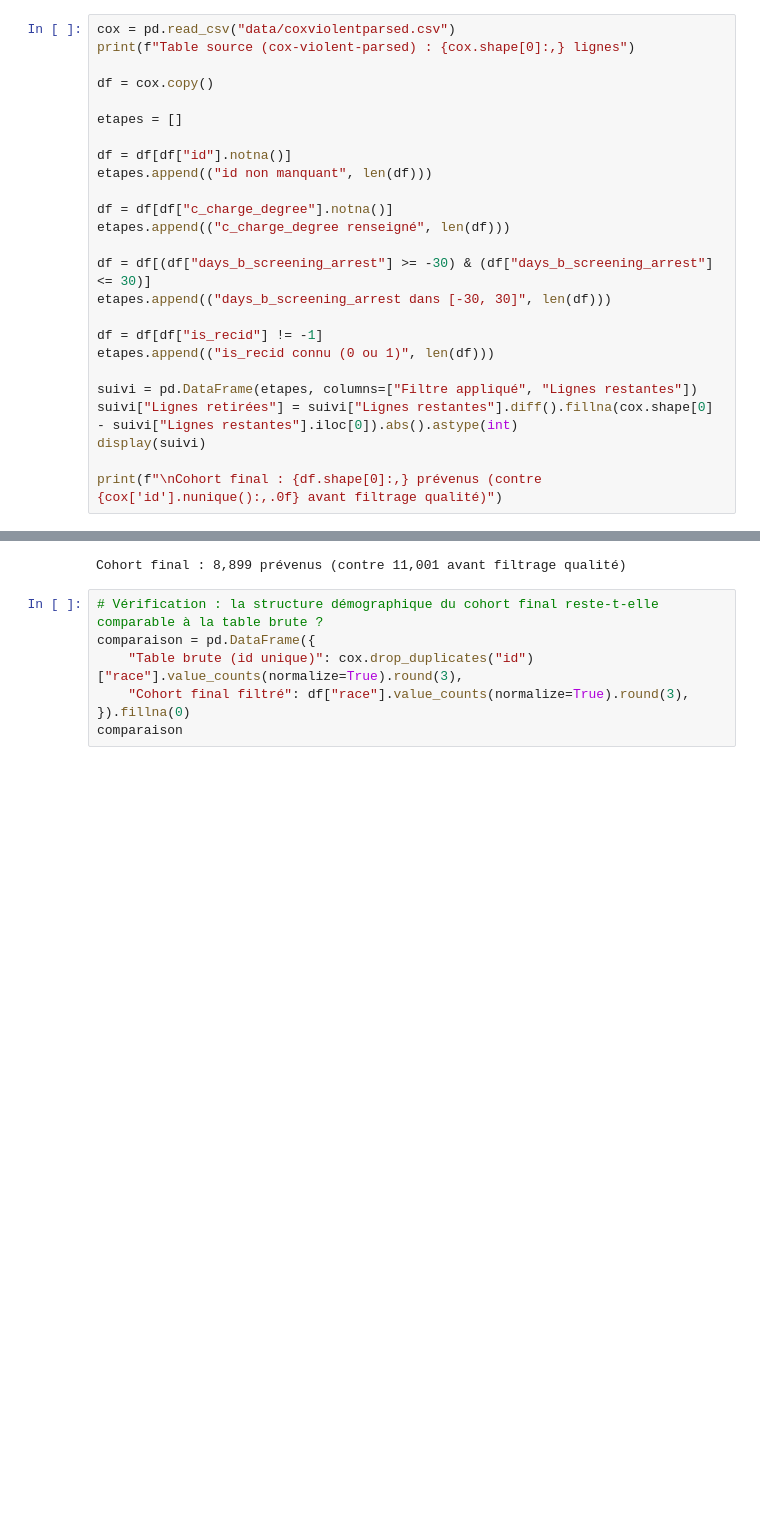
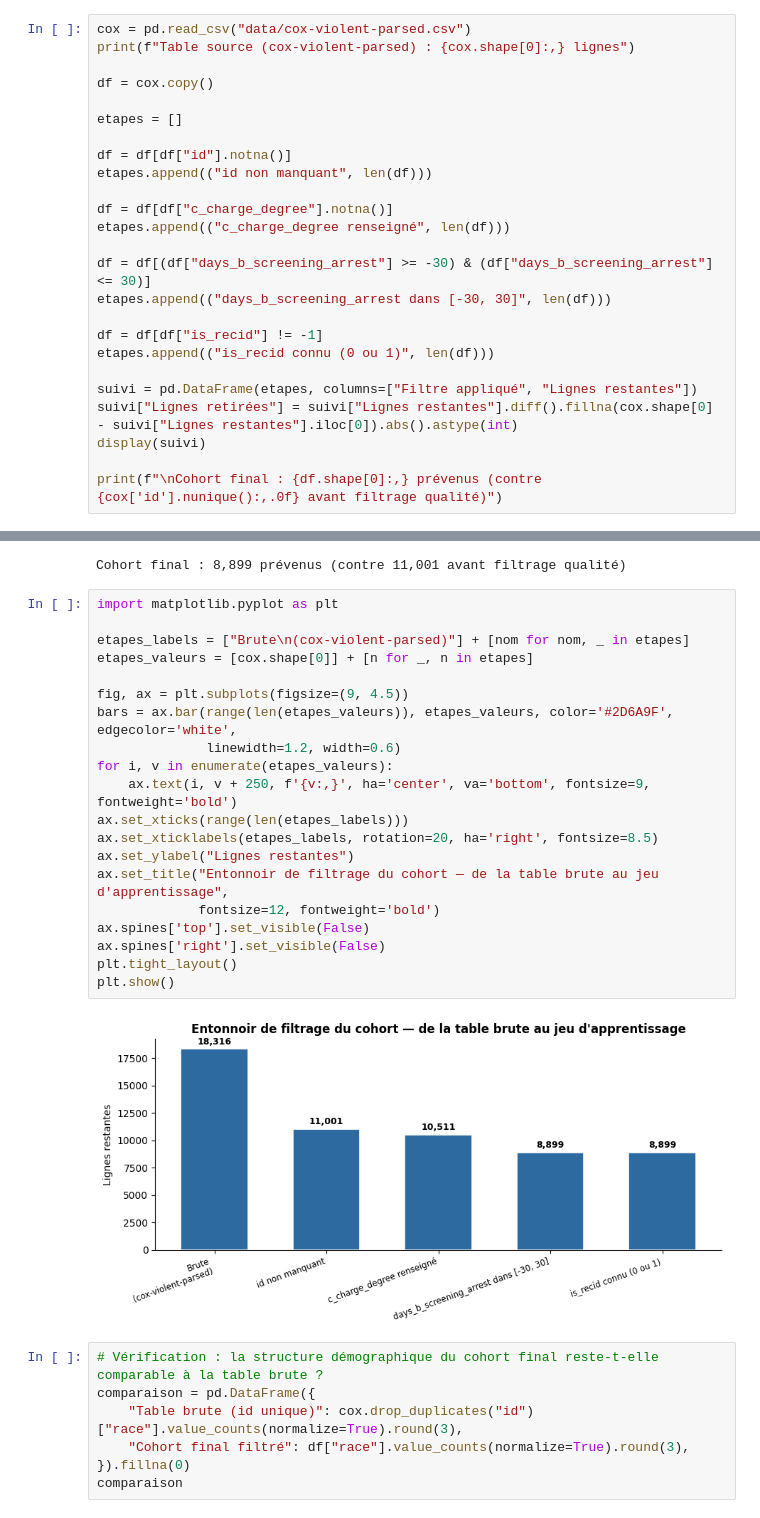
Before and after one commit to KAHINA-ABBAD/S-same-ouvre-toi, a Jupyter notebook: sesame_partie2_modelisation.ipynb, the cells around one changed output, grey strips where cells are left out. Cells and saved outputs as stored; diff of their text form; blank space fills up the shorter version.

```diff
--- a/sesame_partie2_modelisation.ipynb
+++ b/sesame_partie2_modelisation.ipynb
@@ -42,7 +42,7 @@ On applique ici la méthodologie de nettoyage documentée par ProPublica (*How W
 
 Chaque filtre retire des lignes **pour une raison métier explicite**, ce qui diffère d'une suppression arbitraire de valeurs manquantes.
 # %%
-cox = pd.read_csv("data/coxviolentparsed.csv")
+cox = pd.read_csv("data/cox-violent-parsed.csv")
 print(f"Table source (cox-violent-parsed) : {cox.shape[0]:,} lignes")
 
 df = cox.copy()
@@ -74,6 +74,28 @@ Table source (cox-violent-parsed) : 18,316 lignes
 | 2 | days_b_screening_arrest dans [-30... | 8899 | 1612 |
 | 3 | is_recid connu (0 ou 1) | 8899 | 0 |
 Cohort final : 8,899 prévenus (contre 11,001 avant filtrage qualité)
+# %%
+import matplotlib.pyplot as plt
+
+etapes_labels = ["Brute\n(cox-violent-parsed)"] + [nom for nom, _ in etapes]
+etapes_valeurs = [cox.shape[0]] + [n for _, n in etapes]
+
+fig, ax = plt.subplots(figsize=(9, 4.5))
+bars = ax.bar(range(len(etapes_valeurs)), etapes_valeurs, color='#2D6A9F', edgecolor='white',
+              linewidth=1.2, width=0.6)
+for i, v in enumerate(etapes_valeurs):
+    ax.text(i, v + 250, f'{v:,}', ha='center', va='bottom', fontsize=9, fontweight='bold')
+ax.set_xticks(range(len(etapes_labels)))
+ax.set_xticklabels(etapes_labels, rotation=20, ha='right', fontsize=8.5)
+ax.set_ylabel("Lignes restantes")
+ax.set_title("Entonnoir de filtrage du cohort — de la table brute au jeu d'apprentissage",
+             fontsize=12, fontweight='bold')
+ax.spines['top'].set_visible(False)
+ax.spines['right'].set_visible(False)
+plt.tight_layout()
+plt.show()
+# %% [output]
+[figure, added]
 # %%
 # Vérification : la structure démographique du cohort final reste-t-elle comparable à la table brute ?
 comparaison = pd.DataFrame({
```
Also changed, not shown: parts of 52 cells of this notebook, 17 other files.
